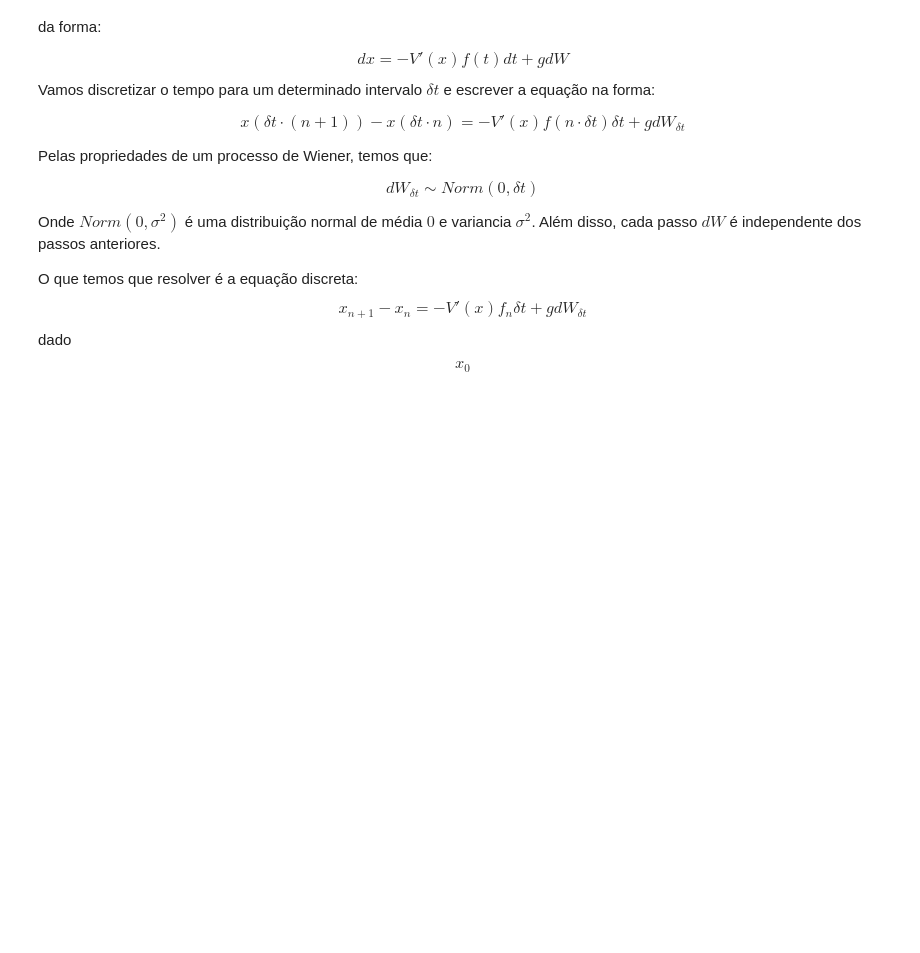
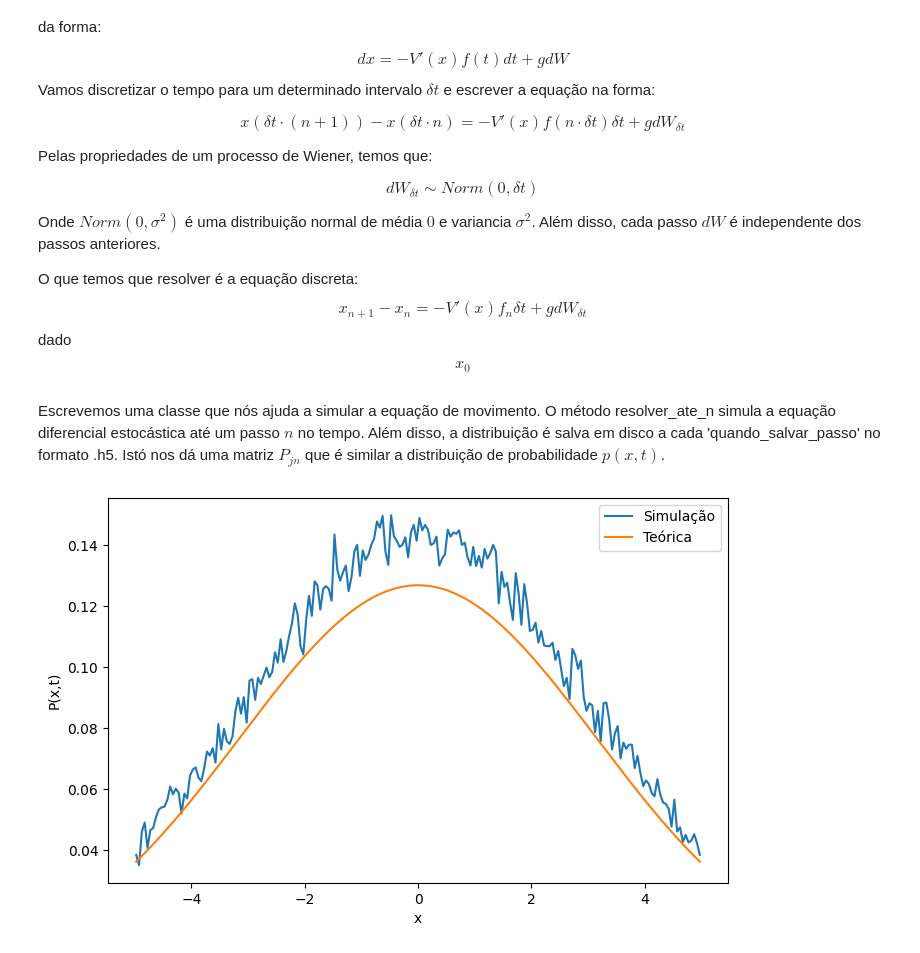
Before and after one commit to C4rl-LP/Trabalho-de-Mec-nica-Estat-stica-, a Jupyter notebook: teste_básico.ipynb, the cells around one changed output. Saved outputs shown, nothing was run; the diff lists cells and outputs as text; code cells hidden in the pictures; blank space fills up the shorter version.

```diff
--- a/teste_básico.ipynb
+++ b/teste_básico.ipynb
@@ -66,0 +129,3 @@ class langevin:
+# %% [markdown]
+Escrevemos uma classe que nós ajuda a simular a equação de movimento. O método resolver_ate_n simula a equação diferencial estocástica até um passo $n$ no tempo. Além disso, a distribuição é salva em disco a cada 'quando_salvar_passo' no formato .h5.
+Istó nos dá uma matriz $P_{jn}$ que é similar a distribuição de probabilidade $p(x,t)$.
@@ -66,0 +169,29 @@ class langevin:
+# %%
+with h5py.File("movimento_aleatorio.h5", "r") as arquivo:
+
+    P = arquivo["histogramas"][:]
+    tempos = arquivo["tempo"][:]
+    x = arquivo["bins"][:]
+
+P_final = P[-1]
+t_final = tempos[-1] * 0.001
+
+plt.figure(figsize=(8, 5))
+
+plt.plot(x, P_final, label="Simulação")
+
+
+# Solução teórica
+P_teorica = (
+    1 / np.sqrt(2 * np.pi * sim.g**2 * t_final)
+    * np.exp(-x**2 / (2 * sim.g**2 * t_final))
+)
+
+plt.plot(x, P_teorica, label="Teórica")
+
+plt.xlabel("x")
+plt.ylabel("P(x,t)")
+plt.legend()
+plt.show()
+# %% [output]
+[figure, added]
```
Also changed, not shown: parts of 7 cells of this notebook, 2 other files.
